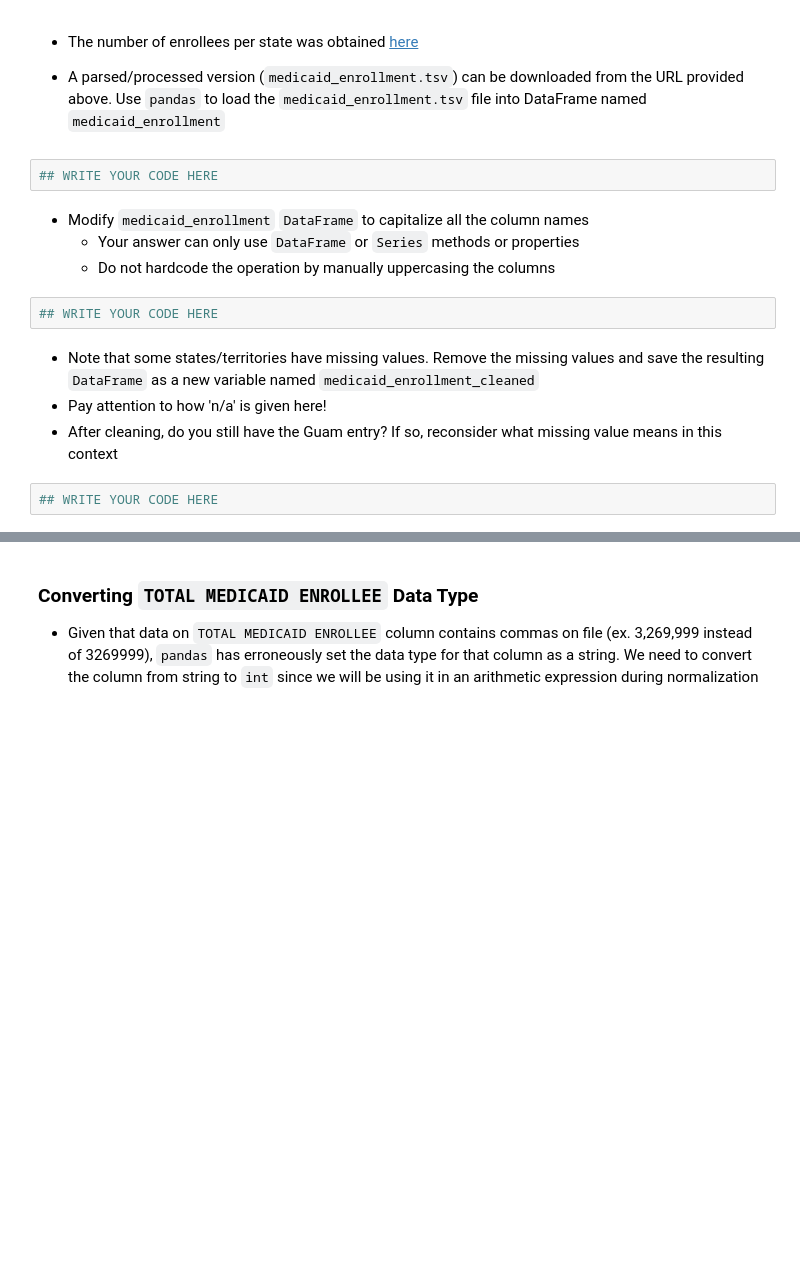
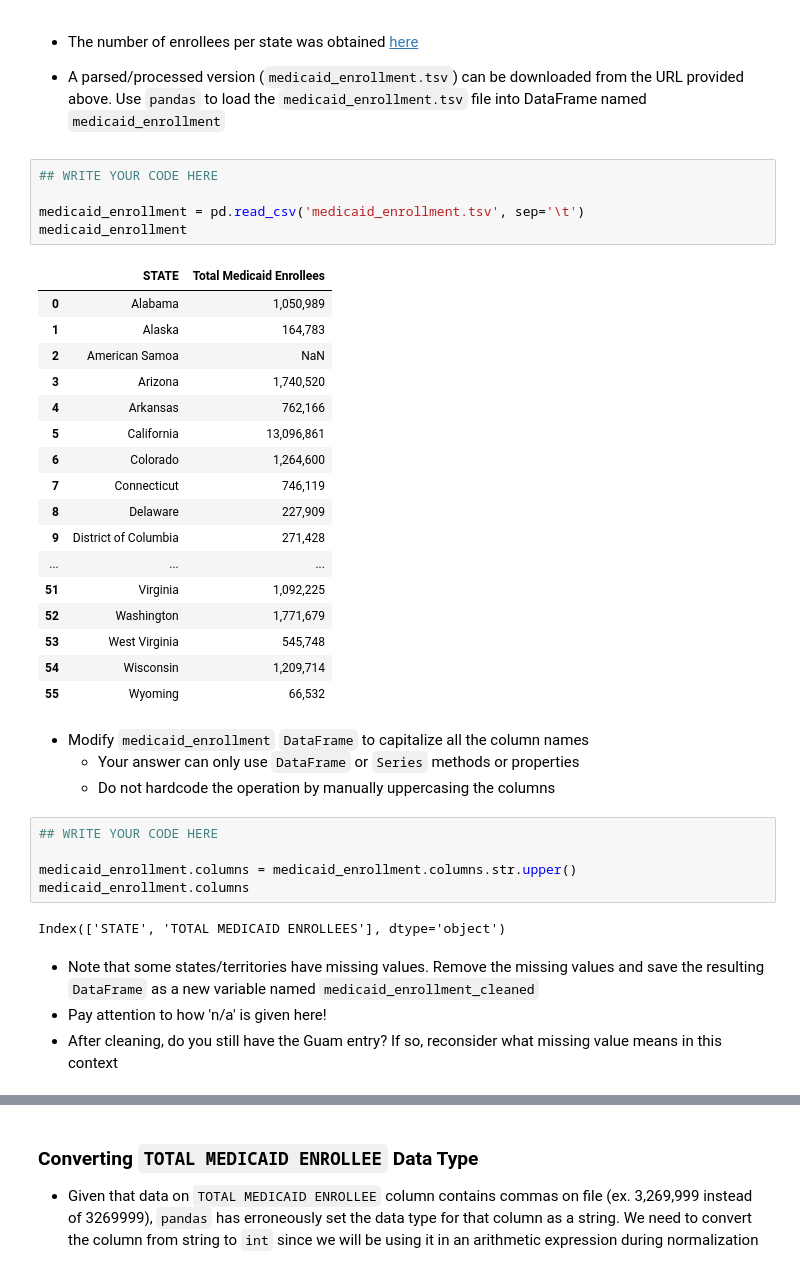
Before and after one commit to lcaraang/ics434_S22_assignment_1, a Jupyter notebook: Assignment_1.ipynb, the cells around one changed output, grey strips where cells are left out. Cells and saved outputs as stored; diff of their text form; blank space fills up the shorter version.

```diff
--- a/Assignment_1.ipynb
+++ b/Assignment_1.ipynb
@@ -289,15 +410,39 @@ https://www.cdc.gov/hepatitis/statistics/2015surveillance/pdfs/2015hepsurveillan
 * A parsed/processed version (`medicaid_enrollment.tsv`) can be downloaded from the URL provided above. Use `pandas` to load the `medicaid_enrollment.tsv` file into DataFrame named `medicaid_enrollment`
 # %%
 ## WRITE YOUR CODE HERE
+
+medicaid_enrollment = pd.read_csv('medicaid_enrollment.tsv', sep='\t')
+medicaid_enrollment
+# %% [output]
+|  | STATE | Total Medicaid Enrollees |
+| 0 | Alabama | 1,050,989 |
+| 1 | Alaska | 164,783 |
+| 2 | American Samoa | NaN |
+| 3 | Arizona | 1,740,520 |
+| 4 | Arkansas | 762,166 |
+| 5 | California | 13,096,861 |
+| 6 | Colorado | 1,264,600 |
+| 7 | Connecticut | 746,119 |
+| 8 | Delaware | 227,909 |
+| 9 | District of Columbia | 271,428 |
+| ... | ... | ... |
+| 51 | Virginia | 1,092,225 |
+| 52 | Washington | 1,771,679 |
+| 53 | West Virginia | 545,748 |
+| 54 | Wisconsin | 1,209,714 |
+| 55 | Wyoming | 66,532 |
 # %% [markdown]
 * Modify `medicaid_enrollment` `DataFrame` to capitalize all the column names
   * Your answer can only use `DataFrame` or `Series` methods or properties
   * Do not hardcode the operation by manually uppercasing the columns
 # %%
 ## WRITE YOUR CODE HERE
+
+medicaid_enrollment.columns = medicaid_enrollment.columns.str.upper()
+medicaid_enrollment.columns
+# %% [output]
+Index(['STATE', 'TOTAL MEDICAID ENROLLEES'], dtype='object')
 # %% [markdown]
 * Note that some states/territories have missing values. Remove the missing values and save the resulting `DataFrame` as a new variable named `medicaid_enrollment_cleaned`
 * Pay attention to how 'n/a' is given here!
 * After cleaning, do you still have the Guam entry? If so, reconsider what missing value means in this context
-# %%
-## WRITE YOUR CODE HERE
```
Also changed, not shown: parts of 24 cells of this notebook.
